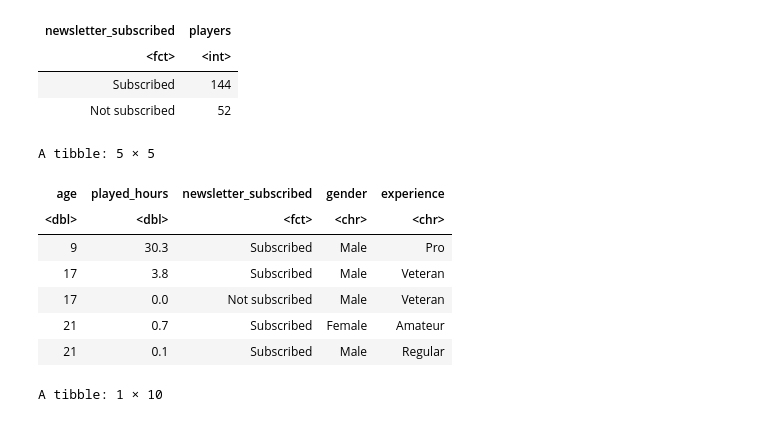
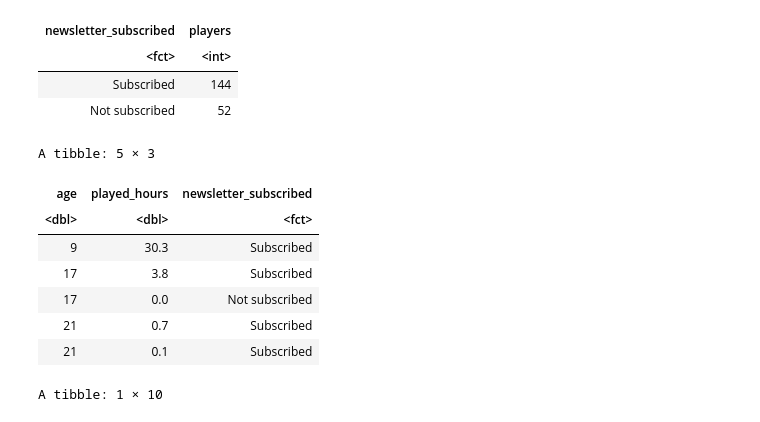
Before and after one commit to kirstenkam/dsci_project, a Jupyter notebook: group_project_report (3).ipynb, the cells around one changed output. Drawn from its saved outputs; the diff is of its cells as text; code cells hidden in the pictures.

```diff
--- a/group_project_report (3).ipynb
+++ b/group_project_report (3).ipynb
@@ -94,16 +97,15 @@ We focus on the following variables from `players`:
 
 We create a cleaner version of the data for our analysis, including a factor version of the subscription variable with descriptive labels.
 # %%
+# Convert subscription field to a labeled factor
 players <- players |>
   mutate(
-    newsletter_subscribed = if_else(
-      is.na(subscribe),
-      NA_character_,
-      if_else(subscribe, "Subscribed", "Not subscribed")
-    ),
+    newsletter_subscribed = if_else(is.na(subscribe), NA_character_,
+                                    if_else(subscribe, "Subscribed", "Not subscribed")),
     newsletter_subscribed = as_factor(newsletter_subscribed)
   )
 
+# Count players in each subscription category
 players |>
   group_by(newsletter_subscribed) |>
   summarize(players = n())
@@ -114,29 +116,21 @@ A tibble: 2 × 2
 | Subscribed | 144 |
 | Not subscribed | 52 |
 # %%
+# Keep relevant variables and drop rows with missing values
 players_model <- players |>
-  select(
-    age,
-    played_hours,
-    newsletter_subscribed,
-    gender,
-    experience
-  ) |>
-  filter(
-    !is.na(age),
-    !is.na(played_hours),
-    !is.na(newsletter_subscribed)
-  )
+  select(age, played_hours, newsletter_subscribed) |>
+  filter(!is.na(age), !is.na(played_hours), !is.na(newsletter_subscribed))
 
+# Show first few rows
 players_model |>
   slice_head(n = 5)
 # %% [output]
-A tibble: 5 × 5
+A tibble: 5 × 3
-| age | played_hours | newsletter_subscribed | gender | experience |
-| <dbl> | <dbl> | <fct> | <chr> | <chr> |
-| 9 | 30.3 | Subscribed | Male | Pro |
-| 17 | 3.8 | Subscribed | Male | Veteran |
-| 17 | 0.0 | Not subscribed | Male | Veteran |
-| 21 | 0.7 | Subscribed | Female | Amateur |
-| 21 | 0.1 | Subscribed | Male | Regular |
+| age | played_hours | newsletter_subscribed |
+| <dbl> | <dbl> | <fct> |
+| 9 | 30.3 | Subscribed |
+| 17 | 3.8 | Subscribed |
+| 17 | 0.0 | Not subscribed |
+| 21 | 0.7 | Subscribed |
+| 21 | 0.1 | Subscribed |
 # %%
```
Also changed, not shown: parts of 12 cells of this notebook.
